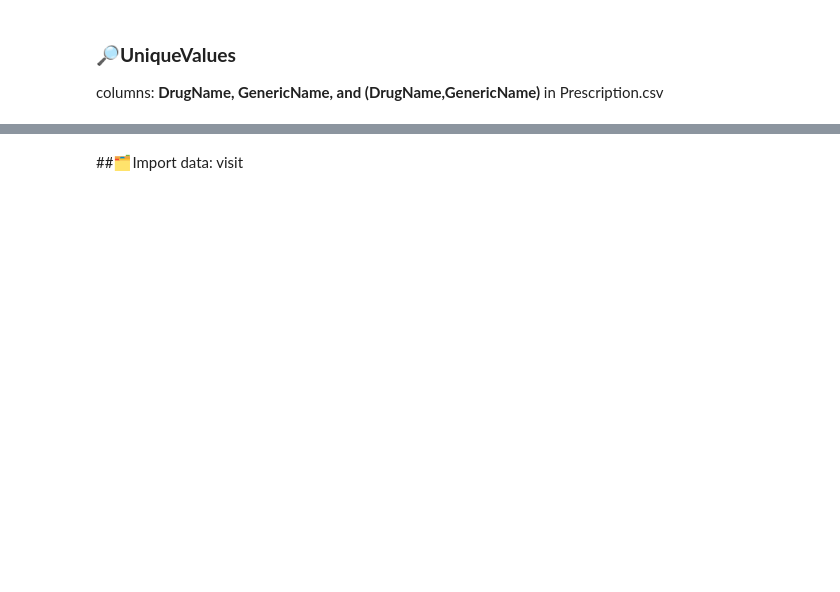
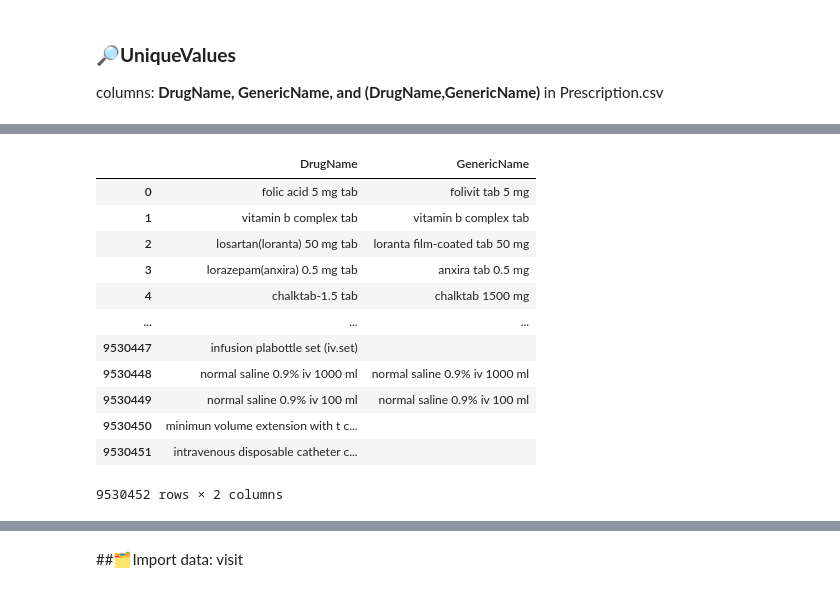
Before and after one commit to Aomaphisara/Project, a Jupyter notebook: CountUniqueValues.ipynb, the cells around one changed output, grey strips where cells are left out. Saved outputs shown, nothing was run; the diff lists cells and outputs as text; code cells hidden in the pictures; blank space fills up the shorter version.

```diff
--- a/CountUniqueValues.ipynb
+++ b/CountUniqueValues.ipynb
@@ -204,7 +294,7 @@ lab_count
 ##🗂️Import data: Prescription
 # %%
 import pandas as pd
-prescription = pd.read_csv('/content/drive/MyDrive/ckdresearch2023/Prescription.csv')
+prescription = pd.read_csv('/content/drive/MyDrive/Thesis Project Kidney/Prescription.csv')
 prescription.head()
 # %% [output]
 |  | PatientUID | PatientVisitUID | DispensedDttm | DrugName | GenericName | Quantity | DrugFrequency | Dosage | ... |
@@ -218,0 +320,21 @@ columns: **DrugName, GenericName, and (DrugName,GenericName)** in Prescription.c
+# %%
+prescription = prescription[['DrugName', 'GenericName']]
+prescription['DrugName'] = prescription['DrugName'].str.lower()
+prescription['GenericName'] = prescription['GenericName'].str.lower()
+prescription['DrugName'].fillna(' ', inplace=True)
+prescription['GenericName'].fillna(' ', inplace=True)
+prescription
+# %% [output]
+|  | DrugName | GenericName |
+| 0 | folic acid 5 mg tab | folivit tab 5 mg |
+| 1 | vitamin b complex tab | vitamin b complex tab |
+| 2 | losartan(loranta) 50 mg tab | loranta film-coated tab 50 mg |
+| 3 | lorazepam(anxira) 0.5 mg tab | anxira tab 0.5 mg |
+| 4 | chalktab-1.5 tab | chalktab 1500 mg |
+| ... | ... | ... |
+| 9530447 | infusion plabottle set (iv.set) |  |
+| 9530448 | normal saline 0.9% iv 1000 ml | normal saline 0.9% iv 1000 ml |
+| 9530449 | normal saline 0.9% iv 100 ml | normal saline 0.9% iv 100 ml |
+| 9530450 | minimun volume extension with t c... |  |
+| 9530451 | intravenous disposable catheter c... |  |
+9530452 rows × 2 columns
```
Also changed, not shown: parts of 42 cells of this notebook.
